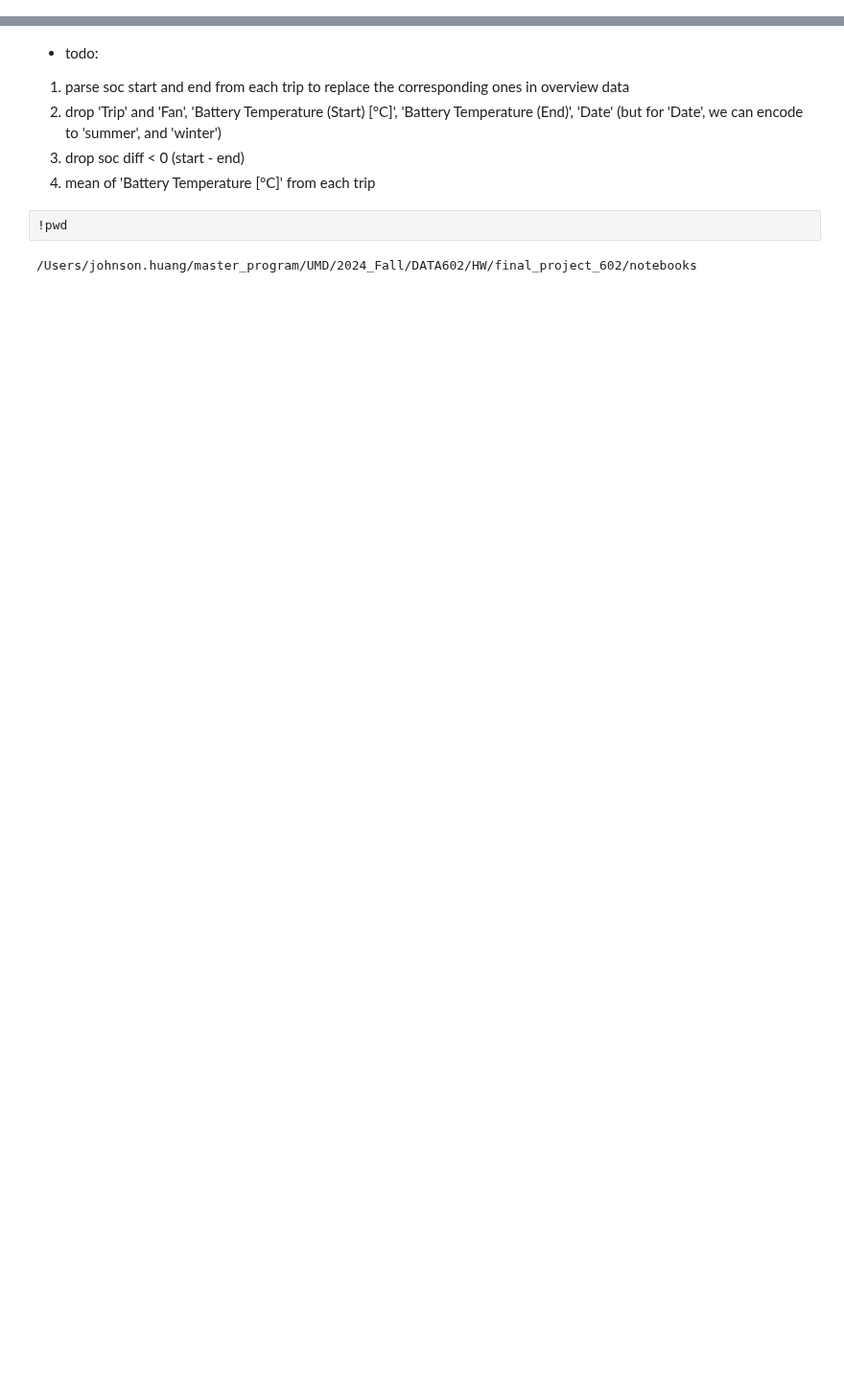
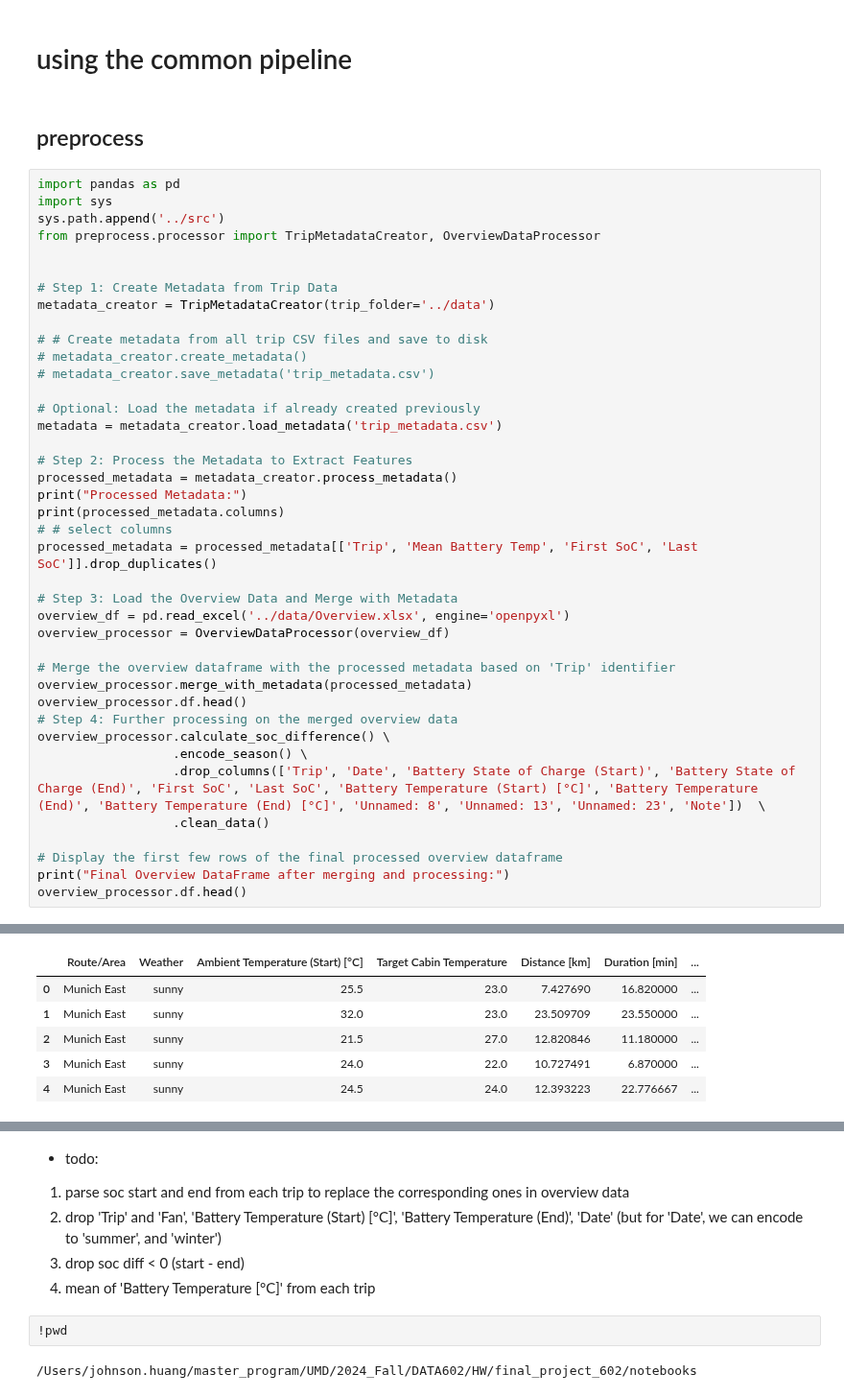
Before and after one commit to jshuang0520/final_project_602, a Jupyter notebook: notebooks/baseline_tree_model.ipynb, the cells around one changed output, grey strips where cells are left out. Shown at 96% size. Saved outputs shown, nothing was run; the diff lists cells and outputs as text; blank space fills up the shorter version.

Commit message:
feat: add a common preprocessing pipeline

```diff
--- a/notebooks/baseline_tree_model.ipynb
+++ b/notebooks/baseline_tree_model.ipynb
@@ -0,0 +1,45 @@
+# %% [markdown]
+# using the common pipeline
+# %% [markdown]
+## preprocess
+# %%
+import pandas as pd
+import sys
+sys.path.append('../src')
+from preprocess.processor import TripMetadataCreator, OverviewDataProcessor
+
+
+# Step 1: Create Metadata from Trip Data
+metadata_creator = TripMetadataCreator(trip_folder='../data')
+
+# # Create metadata from all trip CSV files and save to disk
+# metadata_creator.create_metadata()
+# metadata_creator.save_metadata('trip_metadata.csv')
+
+# Optional: Load the metadata if already created previously
+metadata = metadata_creator.load_metadata('trip_metadata.csv')
+
+# Step 2: Process the Metadata to Extract Features
+processed_metadata = metadata_creator.process_metadata()
+print("Processed Metadata:")
+print(processed_metadata.columns)
+# # select columns
+processed_metadata = processed_metadata[['Trip', 'Mean Battery Temp', 'First SoC', 'Last SoC']].drop_duplicates()
+
+# Step 3: Load the Overview Data and Merge with Metadata
+overview_df = pd.read_excel('../data/Overview.xlsx', engine='openpyxl')
+overview_processor = OverviewDataProcessor(overview_df)
+
+# Merge the overview dataframe with the processed metadata based on 'Trip' identifier
+overview_processor.merge_with_metadata(processed_metadata)
+overview_processor.df.head()
+# Step 4: Further processing on the merged overview data
+overview_processor.calculate_soc_difference() \
+                  .encode_season() \
+                  .drop_columns(['Trip', 'Date', 'Battery State of Charge (Start)', 'Battery State of Charge (End)', 'First SoC', 'Last SoC', 'Battery Temperature (Start) [°C]', 'Battery Temperature (End)', 'Battery Temperature (End) [°C]', 'Unnamed: 8', 'Unnamed: 13', 'Unnamed: 23', 'Note'])  \
+                  .clean_data()
+
+# Display the first few rows of the final processed overview dataframe
+print("Final Overview DataFrame after merging and processing:")
+overview_processor.df.head()
+# %% [output]
@@ -0,0 +63,6 @@
+|  | Route/Area | Weather | Ambient Temperature (Start) [°C] | Target Cabin Temperature | Distance [km] | Duration [min] | ... |
+| 0 | Munich East | sunny | 25.5 | 23.0 | 7.427690 | 16.820000 | ... |
+| 1 | Munich East | sunny | 32.0 | 23.0 | 23.509709 | 23.550000 | ... |
+| 2 | Munich East | sunny | 21.5 | 27.0 | 12.820846 | 11.180000 | ... |
+| 3 | Munich East | sunny | 24.0 | 22.0 | 10.727491 | 6.870000 | ... |
+| 4 | Munich East | sunny | 24.5 | 24.0 | 12.393223 | 22.776667 | ... |
```
Also changed, not shown: parts of 17 cells of this notebook, 4 other files.
